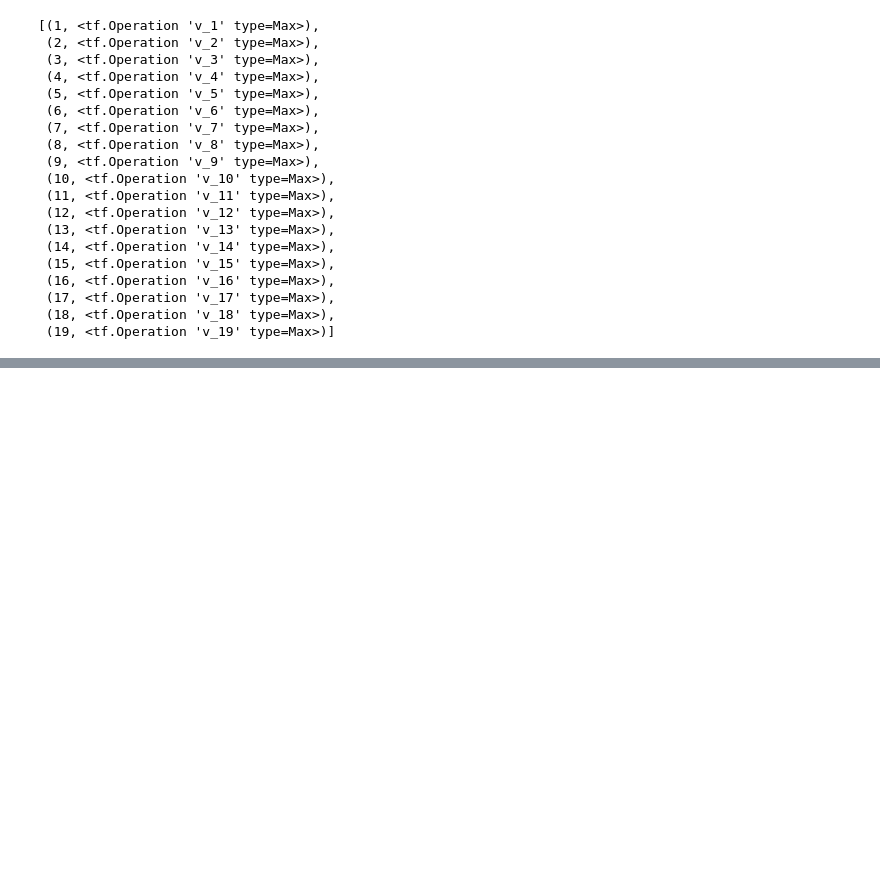
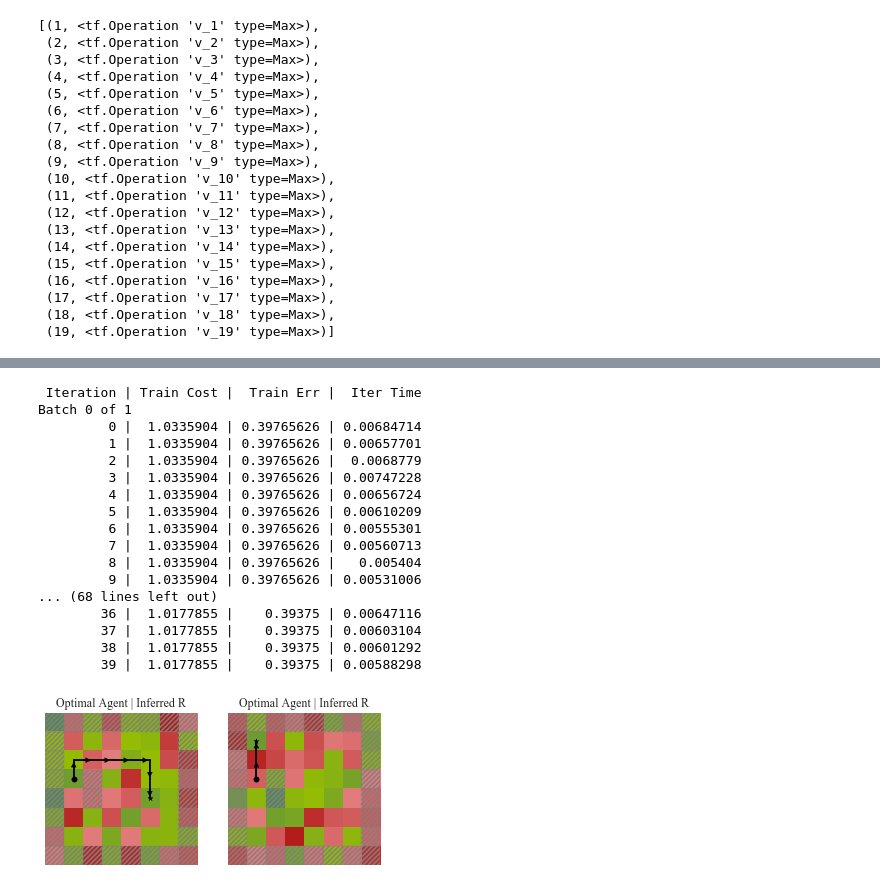
Before and after one commit to HumanCompatibleAI/learning_biases, a Jupyter notebook: Plotting Value Heat Map.ipynb, the cells around one changed output, grey strips where cells are left out. Saved outputs shown, nothing was run; the diff lists cells and outputs as text; code cells hidden in the pictures; blank space fills up the shorter version.

```diff
--- a/Plotting Value Heat Map.ipynb
+++ b/Plotting Value Heat Map.ipynb
@@ -213,0 +258,62 @@ def infer_given_model(model, inputs):
+# %%
+# generate_data_for_reward( agent, num_w/oreward)
+# y_irl = ydata = 4th return of generate data AKA labels
+imsize = 8
+def generate_data_for_reward(mdp, agent):
+    from utils import Distribution
+    from gridworld import Direction
+    def dist_to_numpy(dist):
+        return dist.as_numpy_array(Direction.get_number_from_direction, num_actions)
+
+    def action(state):
+        # Walls are invalid states and the MDP will refuse to give an action for
+        # them. However, the VIN's architecture requires it to provide an action
+        # distribution for walls too, so hardcode it to always be STAY.
+        x, y = state
+        if mdp.walls[y][x]:
+            return dist_to_numpy(Distribution({Direction.STAY : 1}))
+        return dist_to_numpy(agent.get_action_distribution(state))
+
+    agent.set_mdp(mdp)
+    action_dists = [[action((x, y)) for x in range(imsize)] for y in range(imsize)]
+    action_dists = np.array(action_dists)
+
+    walls, rewards, start_state = mdp.convert_to_numpy_input()
+    return action_dists
+# %%
+def visualize_inferred_on_grid(grid, train_agent, optimal_agent, fig, ax):
+    mdp = GridworldMdp(gr)
+    walls, reward, start = mdp.convert_to_numpy_input()
+
+    agent = FastOptimalAgent(beta=1.0)
+    y_data = generate_data_for_reward(mdp, train_agent)
+
+    repeat_walls, repeat_ys = repeat_vector(walls, y_data)
+    reward_data = train_reward(sess, repeat_walls, None, repeat_ys, 40, 3, bsize=20)
+
+    agent = FastOptimalAgent(beta=None)
+    plot_trajectory(walls, reward_data[0], start, optimal_agent, fig, ax)
+    plot_reward(reward_data[0], walls, "Optimal Agent | Inferred R", fig, ax)
+
+fig, axes = plt.subplots(1, 2)
+visualize_inferred_on_grid(grids[2], FastOptimalAgent(beta=1.0), FastOptimalAgent(beta=None), fig, axes[0])
+visualize_inferred_on_grid(grids[3], FastOptimalAgent(beta=1.0), FastOptimalAgent(beta=None), fig, axes[1])
+# %% [output]
+ Iteration | Train Cost |  Train Err |  Iter Time
+Batch 0 of 1
+         0 |  1.0335904 | 0.39765626 | 0.00684714
+         1 |  1.0335904 | 0.39765626 | 0.00657701
+         2 |  1.0335904 | 0.39765626 |  0.0068779
+         3 |  1.0335904 | 0.39765626 | 0.00747228
+         4 |  1.0335904 | 0.39765626 | 0.00656724
+         5 |  1.0335904 | 0.39765626 | 0.00610209
+         6 |  1.0335904 | 0.39765626 | 0.00555301
+         7 |  1.0335904 | 0.39765626 | 0.00560713
+         8 |  1.0335904 | 0.39765626 |   0.005404
+         9 |  1.0335904 | 0.39765626 | 0.00531006
+... (68 lines left out)
+        36 |  1.0177855 |    0.39375 | 0.00647116
+        37 |  1.0177855 |    0.39375 | 0.00603104
+        38 |  1.0177855 |    0.39375 | 0.00601292
+        39 |  1.0177855 |    0.39375 | 0.00588298
+[figure, added]
```
Also changed, not shown: parts of 16 cells of this notebook, 1 other file.
